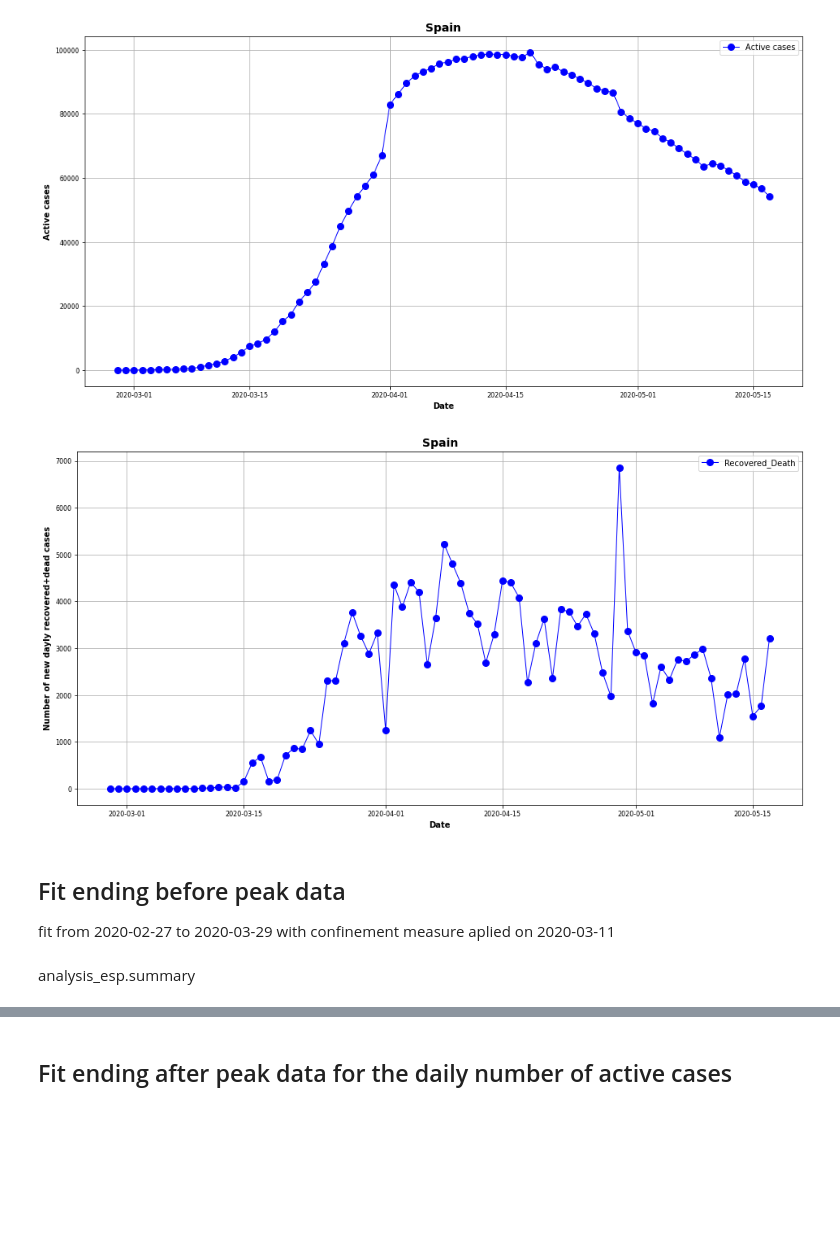
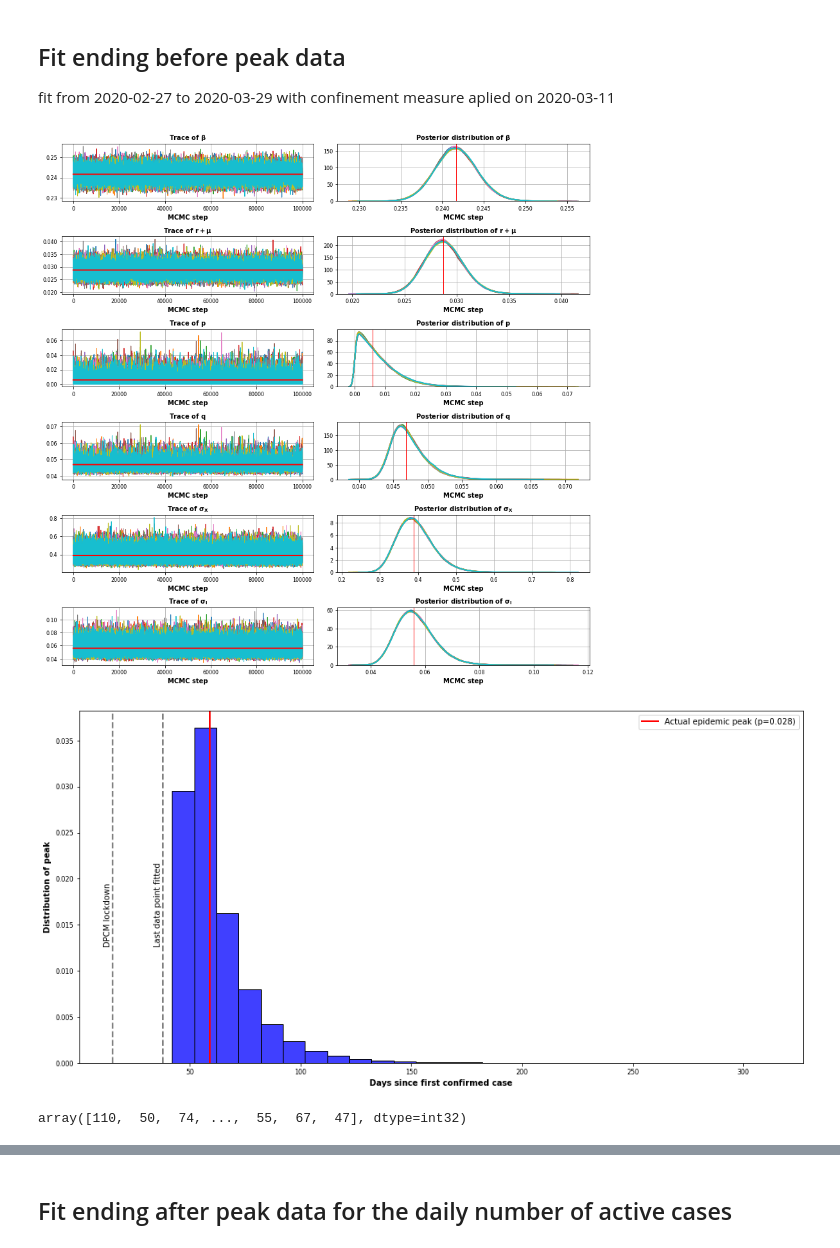
Before and after one commit to Nuelam9/Bayesian-inference-on-SCIR-epidemic-model, a Jupyter notebook: Optimization/Fit-Covid-Data.ipynb, the cells around one changed output, grey strips where cells are left out. Saved outputs shown, nothing was run; the diff lists cells and outputs as text; code cells hidden in the pictures; blank space fills up the shorter version.

Commit message:
Showing results on opt notebook

```diff
--- a/Optimization/Fit-Covid-Data.ipynb
+++ b/Optimization/Fit-Covid-Data.ipynb
@@ -82,22 +100,3 @@ plt.show()
-# %%
-
-
-
-plt.plot(pd.to_datetime(df.Day), df.Recovered_Death, 'bo-', lw=1, label='Recovered_Death')
-#plt.plot(pd.to_datetime(df.Day), df.Recovered_Death_smooth, 'r', lw=2, label='Recovered_Death (2-days rolling average)')
-#ymin, ymax = plt.ylim()
-#plt.vlines(pd.to_datetime(df.Day[df.Day == '2020.02.28']), 0, ymax, color='r')
-#plt.vlines(pd.to_datetime(df.Day[df.Day == '2020.03.31']), 0, ymax, color='g')
-#plt.vlines(pd.to_datetime(df.Day[df.Day == '2020.04.18']), 0, ymax, color='r')
-plt.xlabel('Date')
-plt.ylabel('Number of new dayly recovered+dead cases')
-plt.title('Spain', weight='bold', fontsize=14)
-plt.legend()
-plt.grid()
-plt.savefig("recovered_death_data_Spain.png", quality=100, transparent=True, dpi=400)
-# %% [output]
-[figure, removed]
-[figure, removed]
 # %% [markdown]
 ## Fit ending before peak data
 fit from 2020-02-27 to 2020-03-29 with confinement measure aplied on 2020-03-11
@@ -124,5 +103,15 @@ analysis_esp.sampler(nchains=12, nthreads=12, niter=10000, burn_in=0.5)
-# %% [markdown]
-analysis_esp.summary
+# %%
+filehandler = open('../Advanced-statistics/Results/results_before_peak_ita.pkl', 'rb')
+res_1 = pickle.load(filehandler)
+# %%
+plot_summary(res_1)
+# %% [output]
+[figure, added]
+# %%
+peak_posterior(res_1, offset=4)
+# %% [output]
+[figure, added]
+array([110,  50,  74, ...,  55,  67,  47], dtype=int32)
 # %% [markdown]
 Where
 
```
Also changed, not shown: parts of 33 cells of this notebook, 8 other files.
